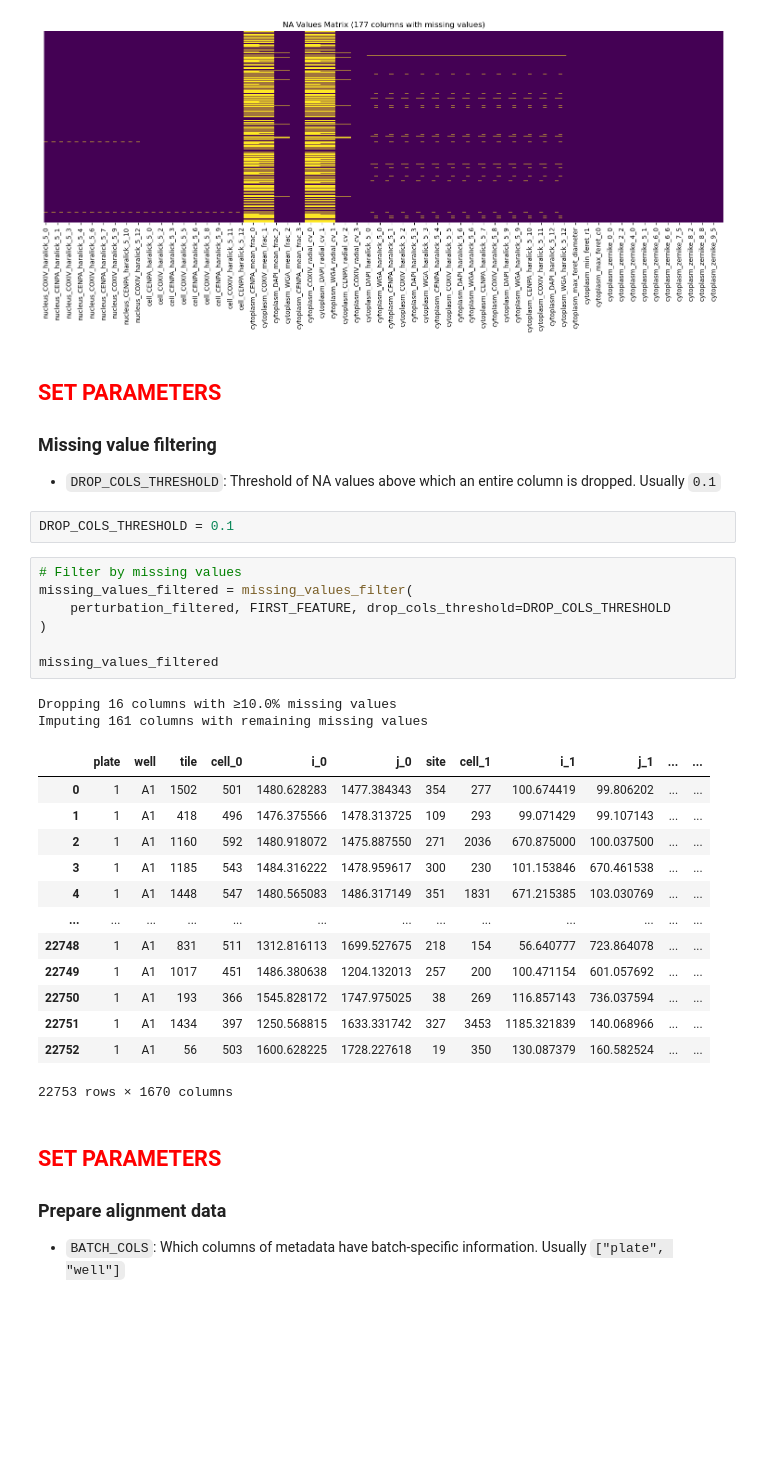
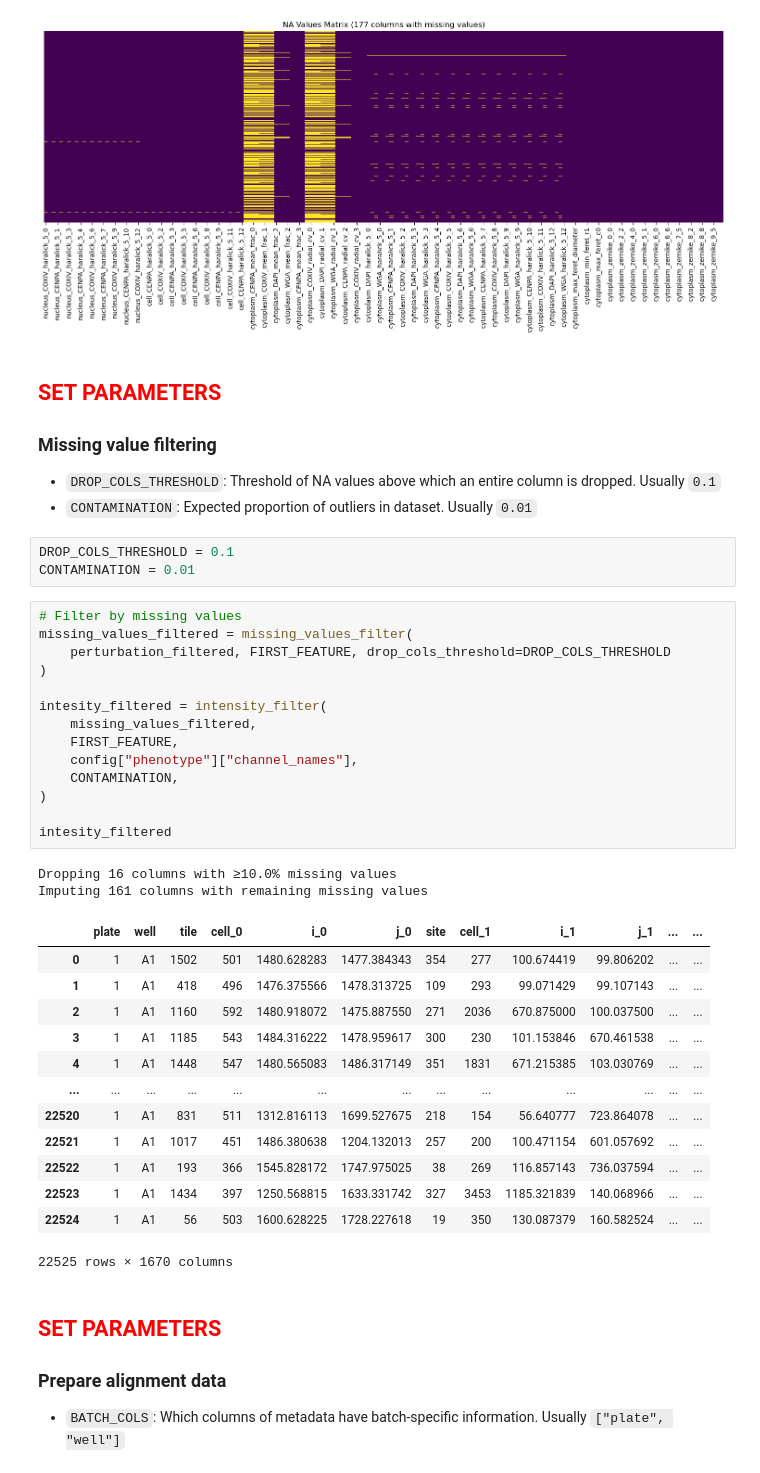
Before and after one commit to cheeseman-lab/brieflow-analysis, a Jupyter notebook: analysis/7.configure_aggregate_params.ipynb, the cells around one changed output. Cells and saved outputs as stored; diff of their text form; blank space fills up the shorter version.

Commit message:
add intensity filter

```diff
--- a/analysis/7.configure_aggregate_params.ipynb
+++ b/analysis/7.configure_aggregate_params.ipynb
@@ -238,31 +262,40 @@ Unique populations: 4601
 ### Missing value filtering
 
 - `DROP_COLS_THRESHOLD`: Threshold of NA values above which an entire column is dropped. Usually `0.1`
+- `CONTAMINATION`: Expected proportion of outliers in dataset. Usually `0.01`
 # %%
 DROP_COLS_THRESHOLD = 0.1
+CONTAMINATION = 0.01
 # %%
 # Filter by missing values
 missing_values_filtered = missing_values_filter(
     perturbation_filtered, FIRST_FEATURE, drop_cols_threshold=DROP_COLS_THRESHOLD
 )
 
-missing_values_filtered
+intesity_filtered = intensity_filter(
+    missing_values_filtered,
+    FIRST_FEATURE,
+    config["phenotype"]["channel_names"],
+    CONTAMINATION,
+)
+
+intesity_filtered
 # %% [output]
 Dropping 16 columns with ≥10.0% missing values
 Imputing 161 columns with remaining missing values
 |  | plate | well | tile | cell_0 | i_0 | j_0 | site | cell_1 | i_1 | j_1 | ... | ... |
 | 0 | 1 | A1 | 1502 | 501 | 1480.628283 | 1477.384343 | 354 | 277 | 100.674419 | 99.806202 | ... | ... |
 | 1 | 1 | A1 | 418 | 496 | 1476.375566 | 1478.313725 | 109 | 293 | 99.071429 | 99.107143 | ... | ... |
 | 2 | 1 | A1 | 1160 | 592 | 1480.918072 | 1475.887550 | 271 | 2036 | 670.875000 | 100.037500 | ... | ... |
 | 3 | 1 | A1 | 1185 | 543 | 1484.316222 | 1478.959617 | 300 | 230 | 101.153846 | 670.461538 | ... | ... |
 | 4 | 1 | A1 | 1448 | 547 | 1480.565083 | 1486.317149 | 351 | 1831 | 671.215385 | 103.030769 | ... | ... |
 | ... | ... | ... | ... | ... | ... | ... | ... | ... | ... | ... | ... | ... |
-| 22748 | 1 | A1 | 831 | 511 | 1312.816113 | 1699.527675 | 218 | 154 | 56.640777 | 723.864078 | ... | ... |
-| 22749 | 1 | A1 | 1017 | 451 | 1486.380638 | 1204.132013 | 257 | 200 | 100.471154 | 601.057692 | ... | ... |
-| 22750 | 1 | A1 | 193 | 366 | 1545.828172 | 1747.975025 | 38 | 269 | 116.857143 | 736.037594 | ... | ... |
-| 22751 | 1 | A1 | 1434 | 397 | 1250.568815 | 1633.331742 | 327 | 3453 | 1185.321839 | 140.068966 | ... | ... |
-| 22752 | 1 | A1 | 56 | 503 | 1600.628225 | 1728.227618 | 19 | 350 | 130.087379 | 160.582524 | ... | ... |
+| 22520 | 1 | A1 | 831 | 511 | 1312.816113 | 1699.527675 | 218 | 154 | 56.640777 | 723.864078 | ... | ... |
+| 22521 | 1 | A1 | 1017 | 451 | 1486.380638 | 1204.132013 | 257 | 200 | 100.471154 | 601.057692 | ... | ... |
+| 22522 | 1 | A1 | 193 | 366 | 1545.828172 | 1747.975025 | 38 | 269 | 116.857143 | 736.037594 | ... | ... |
+| 22523 | 1 | A1 | 1434 | 397 | 1250.568815 | 1633.331742 | 327 | 3453 | 1185.321839 | 140.068966 | ... | ... |
+| 22524 | 1 | A1 | 56 | 503 | 1600.628225 | 1728.227618 | 19 | 350 | 130.087379 | 160.582524 | ... | ... |
-22753 rows × 1670 columns
+22525 rows × 1670 columns
 # %% [markdown]
 ## <font color='red'>SET PARAMETERS</font>
 
```
Also changed, not shown: parts of 10 cells of this notebook, 1 other file.
